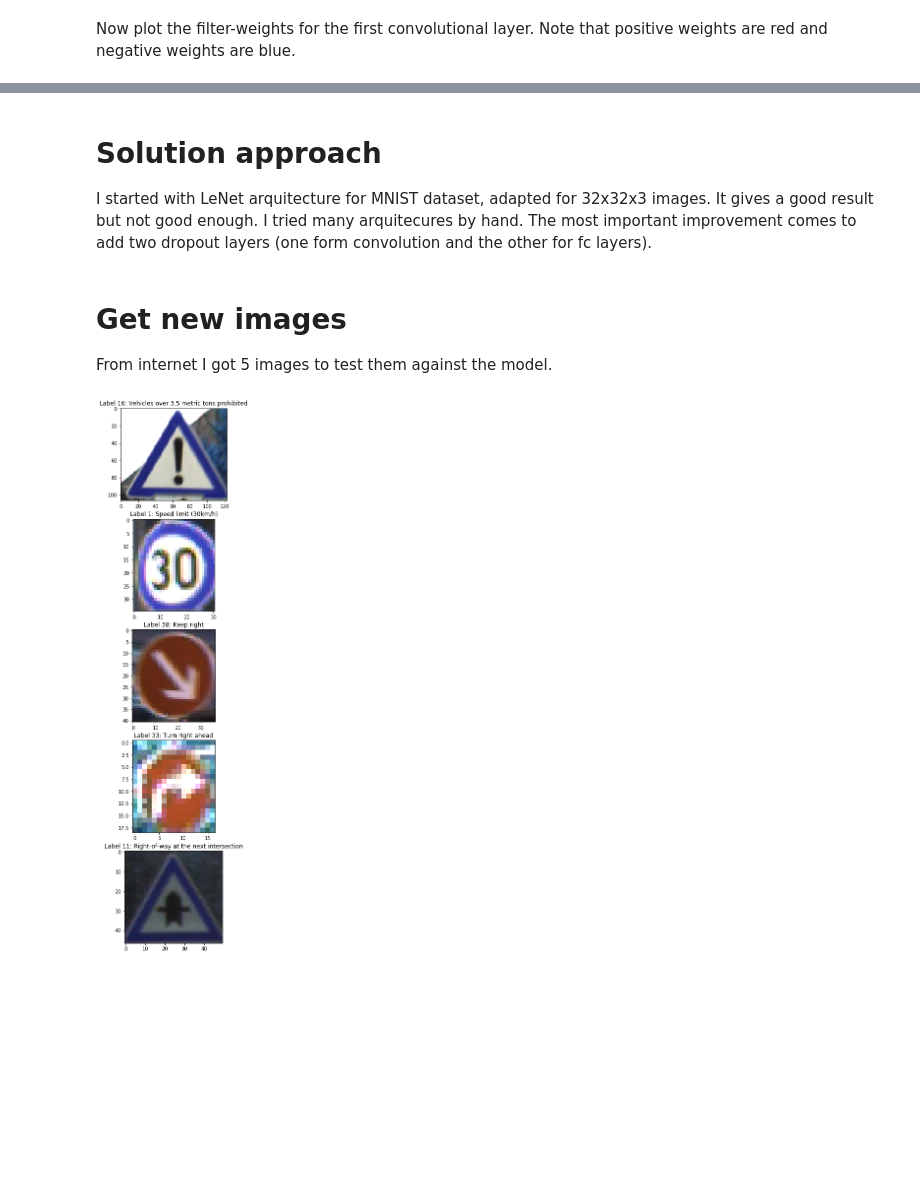
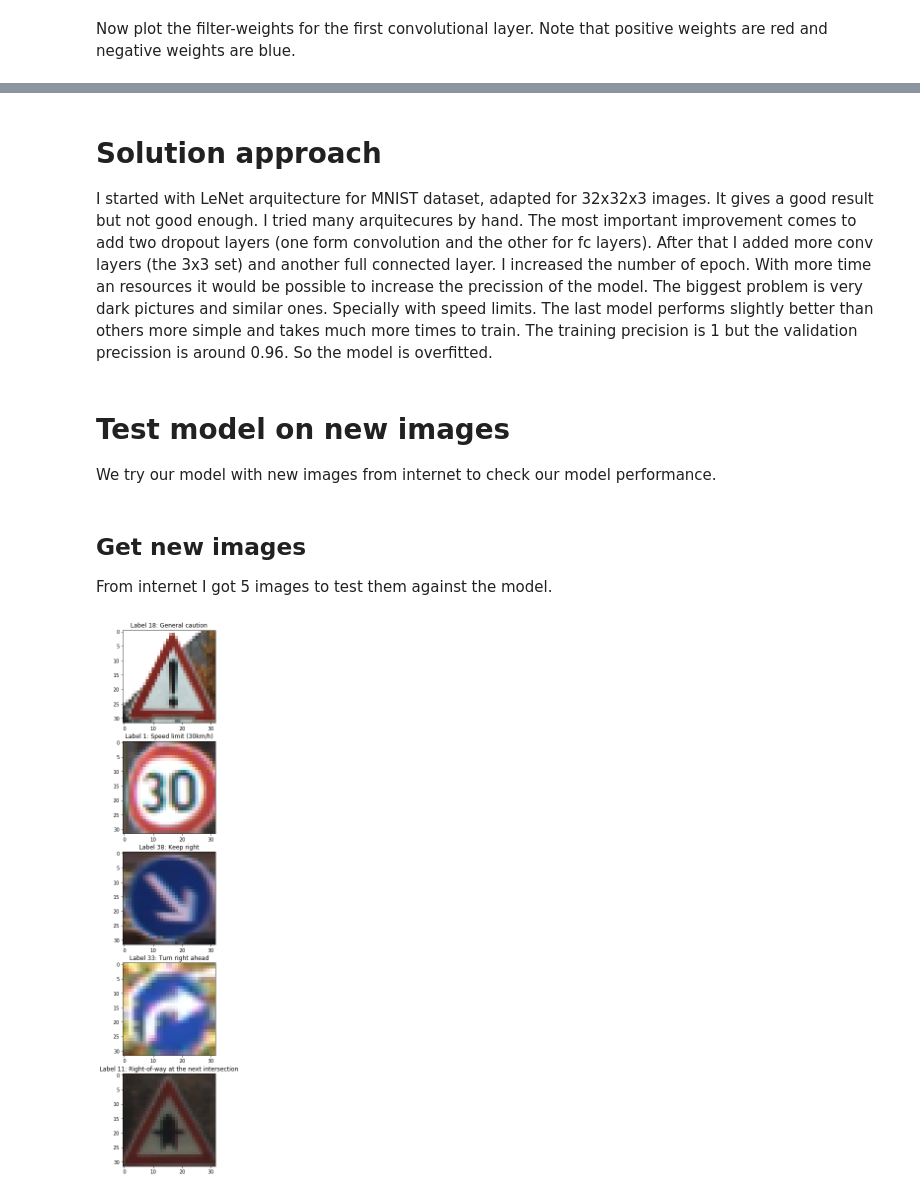
Before and after one commit to andres-tuells/carnd-term1-p2, a Jupyter notebook: card-traffic-sign-report.ipynb, the cells around one changed output, grey strips where cells are left out. Cells and saved outputs as stored; diff of their text form; code cells hidden in the pictures; blank space fills up the shorter version.

```diff
--- a/card-traffic-sign-report.ipynb
+++ b/card-traffic-sign-report.ipynb
@@ -1008,4 +1028,6 @@ outputFeatureMap(X_train[0:100], layer_conv1, plt_num=20)
 # %% [markdown]
 # Solution approach
 
-I started with LeNet arquitecture for MNIST dataset, adapted for 32x32x3 images. It gives a good result but not good enough. I tried many arquitecures by hand. The most important improvement comes to add two dropout layers (one form convolution and the other for fc layers).
+I started with LeNet arquitecture for MNIST dataset, adapted for 32x32x3 images. It gives a good result but not good enough. I tried many arquitecures by hand. The most important improvement comes to add two dropout layers (one form convolution and the other for fc layers). After that I added more conv layers (the 3x3 set) and another full connected layer. I increased the number of epoch.
+With more time an resources it would be possible to increase the precission of the model. The biggest problem is very dark pictures and similar ones. Specially with speed limits.
+The last model performs slightly better than others more simple and takes much more times to train. The training precision is 1 but the validation precission is around 0.96. So the model is overfitted.
@@ -1014,27 +1034,32 @@ I started with LeNet arquitecture for MNIST dataset, adapted for 32x32x3 images.
+# %% [markdown]
+# Test model on new images
+
+We try our model with new images from internet to check our model performance.
 # %% [markdown]
-# Get new images
+## Get new images
 
 From internet I got 5 images to test them against the model.
 # %%
+import cv2
 im1 = cv2.imread("images/00000.png")
 im2 = cv2.imread("images/00001.png")
 im3 = cv2.imread("images/00002.png")
 im4 = cv2.imread("images/00003.png")
 im5 = cv2.imread("images/00004.png")
 
-images = [im1, im2, im3, im4, im5]
-y_images=[16,1,38,33,11]
+images = [cv2.imread("images/0000{}.png".format(i)) for i in range(0,5)]
+y_images=[18,1,38,33,11]
 
-#resizing the images to 32x32x3
-#for i,image in enumerate(images):
-#    images[i] = cv2.resize(image, (32,32))
+#resizing the images to 32x32x3 and set color to RGB
+for i,image in enumerate(images):
+    images[i] = cv2.resize(cv2.cvtColor(image, cv2.COLOR_BGR2RGB), (32,32))
 
 def show_extra_images():
     fig, axes = plt.subplots(nrows=5, ncols=1,figsize=(10,20))
     for i,image, label in zip(range(0,5),images, y_images):
         label_title = label_dict[label]
         axes.flat[i].set_title("Label {}: {}".format(label, label_title))
         axes.flat[i].imshow(image)
 show_extra_images()
 # %% [output]
-[figure, old version]
+[figure, new version]
```
Also changed, not shown: parts of 35 cells of this notebook, 1 other file.
